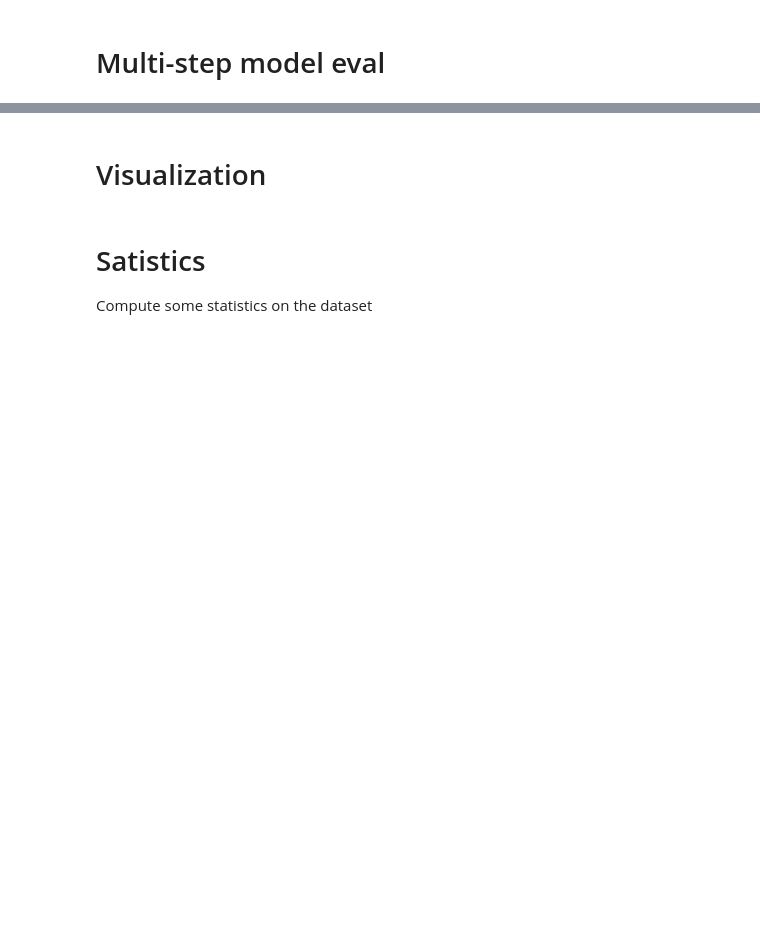
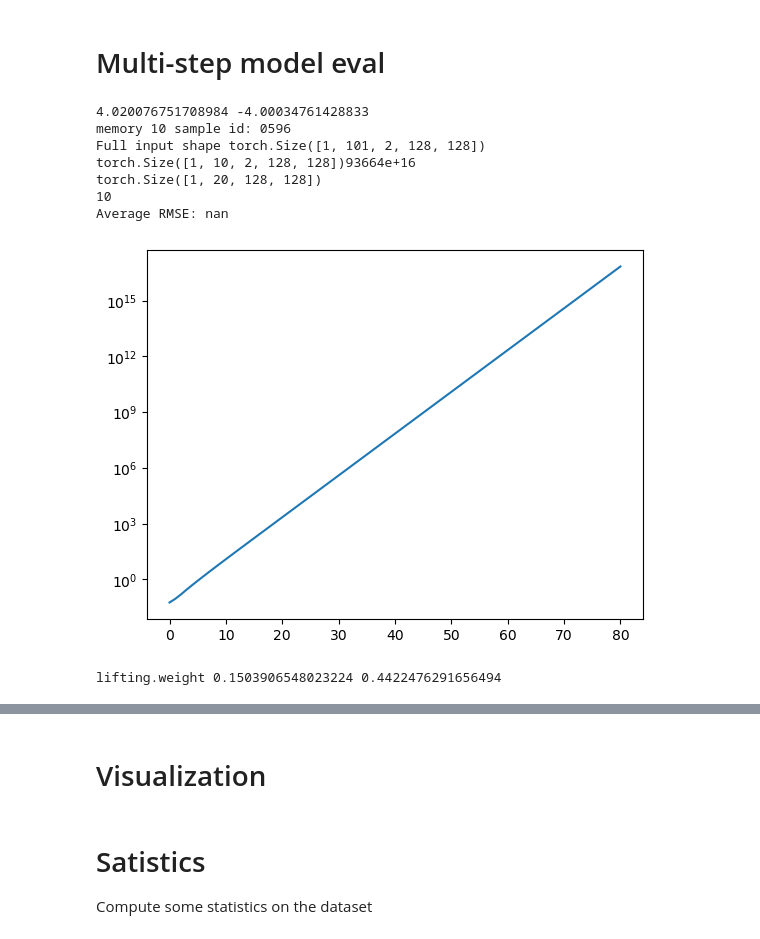
Before and after one commit to jerome-lux/PyNOP, a Jupyter notebook: notebooks/training_multistep.ipynb, the cells around one changed output, grey strips where cells are left out. Cells and saved outputs as stored; diff of their text form; code cells hidden in the pictures; blank space fills up the shorter version.

```diff
--- a/notebooks/training_multistep.ipynb
+++ b/notebooks/training_multistep.ipynb
@@ -324,6 +447,6 @@ print(len(train_set))
 # %%
-batch_size = 10
-train_dataloader = DataLoader(train_set, shuffle=True, batch_size=batch_size, num_workers=10)
+batch_size = 1
+# train_dataloader = DataLoader(train_set, shuffle=True, batch_size=batch_size, num_workers=10)
 valid_dataloader = DataLoader(
     val_set, shuffle=False, batch_size=batch_size, num_workers=10, persistent_workers=True, pin_memory=True
 )
@@ -544,0 +714,10 @@ lightning_model.load_state_dict(checkpoint['state_dict'])
+# %%
+import pandas as pd
+from tensorboard.backend.event_processing.event_accumulator import EventAccumulator
+
+log_dir = ckpt_file / "tb_logs/lightning_logs/version_0"
+
+event_files = list(log_dir.rglob("events.out.tfevents.*"))
+print("Found event files:")
+for f in event_files:
+    print(f)
@@ -549,8 +805,8 @@ from utils import plot_interactive, plot_comparison, get_simulation_by_id
 # Setup
 device = "cuda" if torch.cuda.is_available() else "cpu"
 
-datapath = Path("/media/jlux/SSD2/pdebench/2d_reaction_diffusion/133017.hdf5")
-sample_id = train_set.sample_ids[0]
+# datapath = Path("/media/jlux/SSD2/pdebench/2d_reaction_diffusion/133017.hdf5")
+sample_id = val_set.sample_ids[0]
 full_inputs = get_simulation_by_id(datapath, sample_id).to("cuda")
 
 print(full_inputs.max().item(), full_inputs.min().item())
@@ -564,7 +820,8 @@ RMSE_list = []
 memory = steps
 print("memory", memory, "sample id:", sample_id)
 print("Full input shape", full_inputs.shape)
-print(residual)
+# print(residual)
+residual = True
 start_idx = 5
 
 # Prepare initial input: take first 2 slices and add batch dim
@@ -573,32 +830,49 @@ current_input = full_inputs[:, start_idx:start_idx + memory]
 time_idx = torch.FloatTensor([start_idx + memory - 1])
 time_idx = time_idx.unsqueeze(0).to(device)
 model = lightning_model.model.to(device)
 
 with torch.no_grad():
     for t in range(start_idx + 1, 100):
 
         current_time = (time_idx + t + 1) / t_norm
 
         # Reshape to [Batch, 2*C, H, W] for the model
         B, S, C, H, W = current_input.shape
         model_input = current_input.reshape(B, S * C, H, W)
 
         # Predict next frame: returns [B, C, H, W]
-        preds = model(model_input, time=current_time)
+        preds = model(model_input) #, time=current_time)
         if not residual:
             preds = full_inputs[:, t, ...] + model.dt * preds
         RMSE_list.append(torch.sqrt(torch.mean((preds - full_inputs[:, t+1, ...]) ** 2)).item())
         print(f"Iteration {t}, error {RMSE_list[-1]}    ", end="\r")
         pred_list.append(preds.squeeze(0).cpu()) # Store on CPU to save VRAM
 
         # Rolling window: remove oldest, append newest
         # We unsqueeze(1) to get [B, 1, C, H, W] before concat
         current_input = torch.cat([
             current_input[:, 1:, ...],
             preds.unsqueeze(1)
         ], dim=1)
-
+print(current_input.shape)
+print(model_input.shape)
+print(train_config.n_slices)
 plt.plot(RMSE_list)
 plt.yscale('log')
 targets = full_inputs[:, start_idx + memory + 1:, ...]
 print("Average RMSE:", np.mean(RMSE_list))
+# %% [output]
+4.020076751708984 -4.00034761428833
+memory 10 sample id: 0596
+Full input shape torch.Size([1, 101, 2, 128, 128])
+torch.Size([1, 10, 2, 128, 128])93664e+16
+torch.Size([1, 20, 128, 128])
+10
+Average RMSE: nan
+[figure, added]
+# %%
+for name, p in model.named_parameters():
+    print(name, p.abs().mean().item(), p.abs().max().item())
+    break
+# %% [output]
+lifting.weight 0.1503906548023224 0.4422476291656494
```
Also changed, not shown: parts of 19 cells of this notebook, 1 other file.
